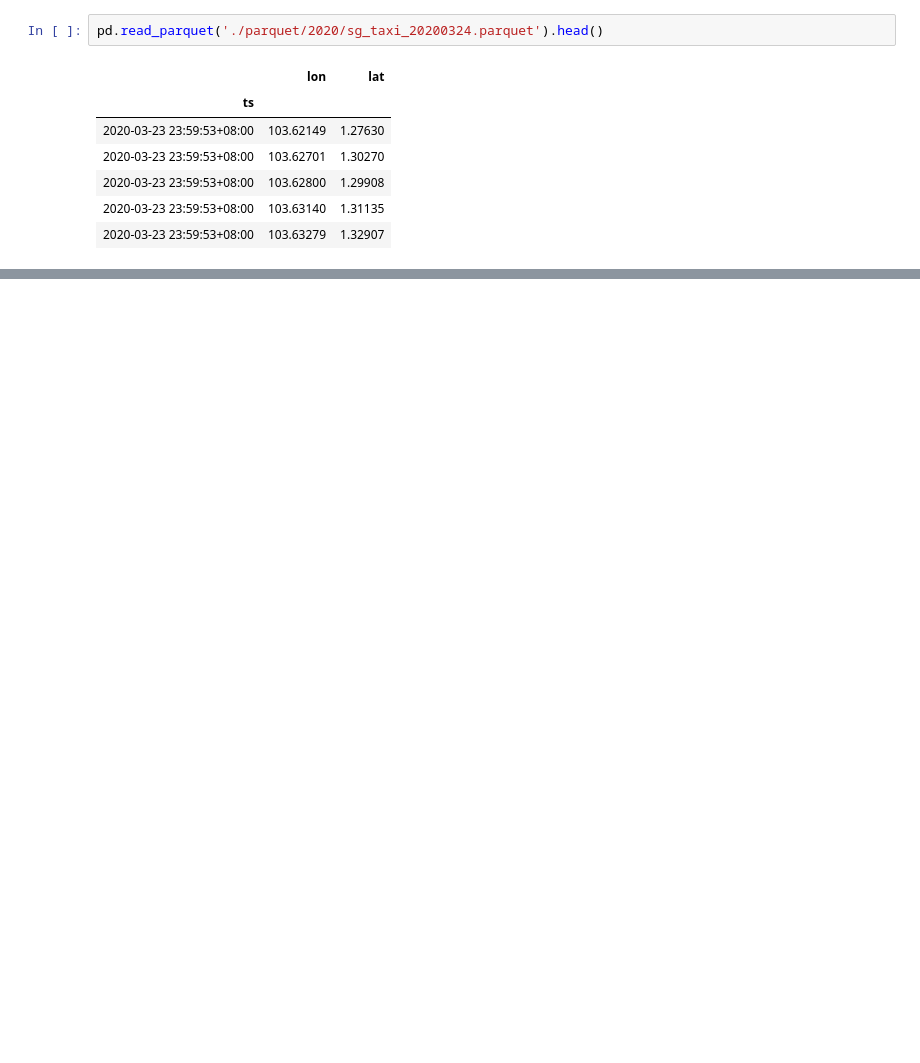
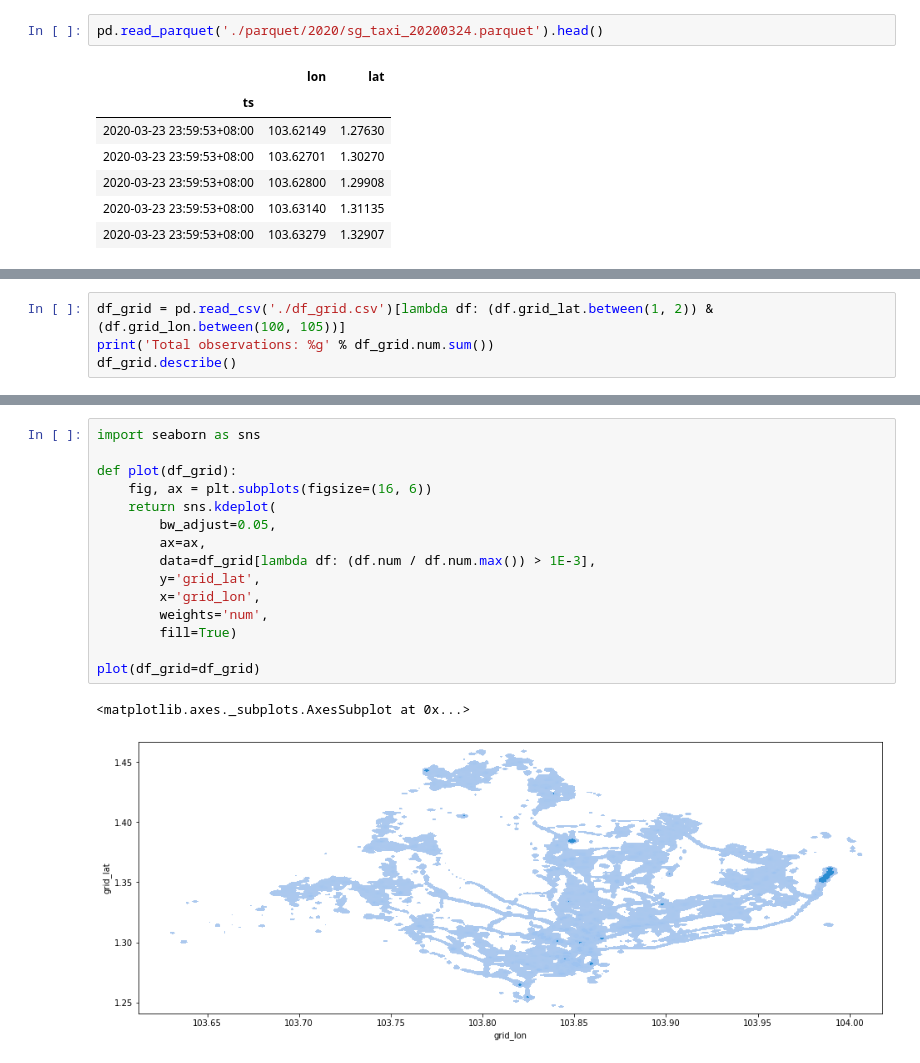
Before and after one commit to inon-peled/collect_singapore_taxi_data, a Jupyter notebook: taxi_availability_on_grid.ipynb, the cells around one changed output, grey strips where cells are left out. Drawn from its saved outputs; the diff is of its cells as text; blank space fills up the shorter version.

```diff
--- a/taxi_availability_on_grid.ipynb
+++ b/taxi_availability_on_grid.ipynb
@@ -91,0 +89,4 @@ grid_all_years.head()
+# %%
+df_grid = pd.read_csv('./df_grid.csv')[lambda df: (df.grid_lat.between(1, 2)) & (df.grid_lon.between(100, 105))]
+print('Total observations: %g' % df_grid.num.sum())
+df_grid.describe()
@@ -91,0 +115,18 @@ grid_all_years.head()
+# %%
+import seaborn as sns
+
+def plot(df_grid):
+    fig, ax = plt.subplots(figsize=(16, 6))
+    return sns.kdeplot(
+        bw_adjust=0.05,
+        ax=ax,
+        data=df_grid[lambda df: (df.num / df.num.max()) > 1E-3],
+        y='grid_lat',
+        x='grid_lon',
+        weights='num',
+        fill=True)
+
+plot(df_grid=df_grid)
+# %% [output]
+<matplotlib.axes._subplots.AxesSubplot at 0x...>
+[figure, added]
```
Also changed, not shown: parts of 13 cells of this notebook, 4 other files.
